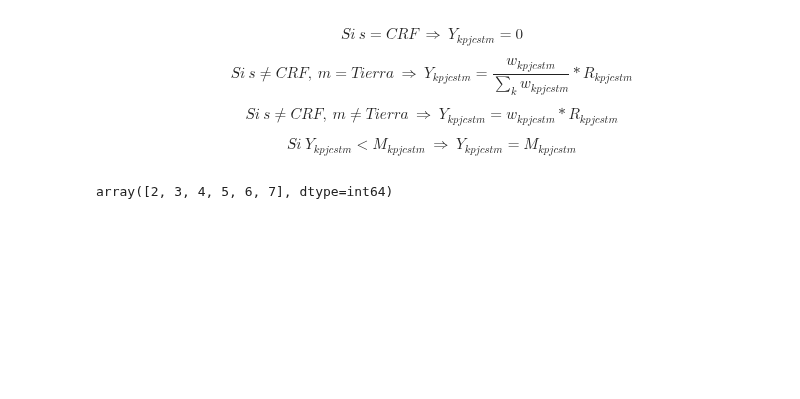
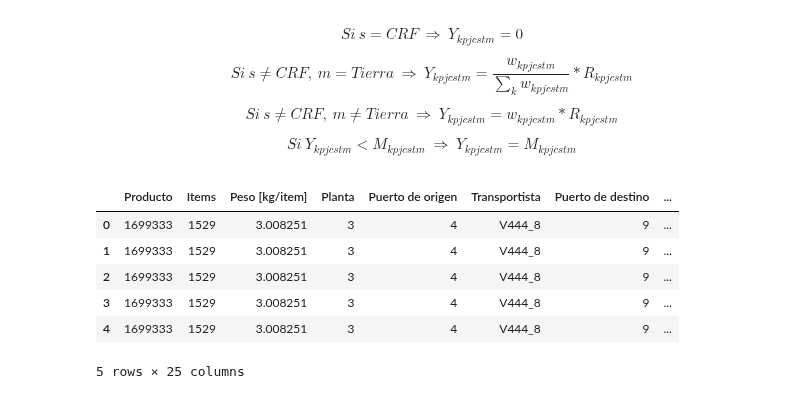
Before and after one commit to hernanrodri/Supply-Chain-Analytics, a Jupyter notebook: Optimización.ipynb, the cells around one changed output. Cells and saved outputs as stored; diff of their text form; code cells hidden in the pictures; blank space fills up the shorter version.

```diff
--- a/Optimización.ipynb
+++ b/Optimización.ipynb
@@ -185,21 +199,25 @@ $$ Si \ s \neq CRF, \ m \neq Tierra \ \Rightarrow \ Y_{kpjcstm} = w_{kpjcstm}*R_
 
 $$ Si \ Y_{kpjcstm} < M_{kpjcstm} \ \Rightarrow \ Y_{kpjcstm} = M_{kpjcstm} $$
 # %%
-a = df6["Peso [kg]"] / g6["Peso [kg]"] * df6["Tasa de flete [USD/kg]"]
+a = df6["Peso [kg]"] / df6["Suma de Peso [kg]"] * df6["Tasa de flete [USD/kg]"]
 b = df6["Peso [kg]"] * df6["Tasa de flete [USD/kg]"]
 c = df6["Costo mínimo [USD/kg]"]
 
 df6["Costo de transporte [USD]"] = np.where(df6["Nivel de servicio"] == "CRF", 0,
                                             np.where(df6["Modo de transporte"] == "Tierra", np.where(a < c, a, c), np.where(b < c, b, c)))
 
-g61 = df6.set_index(["Puerto de origen",
-                    "Puerto de destino"]).groupby(by = ["Puerto de origen",
-                                                        "Puerto de destino"])["Costo de transporte [USD]"].transform("sum").reset_index()
+atributos = ["Puerto de origen", "Puerto de destino"]
+df6["Suma de Costo de transporte [USD]"] = df6.groupby(by = atributos)["Costo de transporte [USD]"].transform("sum")
 
-g61.head()
-#np.sort(g61["Puerto de origen"].unique())
+df6.head()
 # %% [output]
+|  | Producto | Items | Peso [kg/item] | Planta | Puerto de origen | Transportista | Puerto de destino | ... |
+| 0 | 1699333 | 1529 | 3.008251 | 3 | 4 | V444_8 | 9 | ... |
+| 1 | 1699333 | 1529 | 3.008251 | 3 | 4 | V444_8 | 9 | ... |
+| 2 | 1699333 | 1529 | 3.008251 | 3 | 4 | V444_8 | 9 | ... |
+| 3 | 1699333 | 1529 | 3.008251 | 3 | 4 | V444_8 | 9 | ... |
+| 4 | 1699333 | 1529 | 3.008251 | 3 | 4 | V444_8 | 9 | ... |
-array([2, 3, 4, 5, 6, 7], dtype=int64)
+5 rows × 25 columns
 # %% [markdown]
 *Estadística Descriptiva del Costo Total [USD]*
 
```
Also changed, not shown: parts of 8 cells of this notebook.
